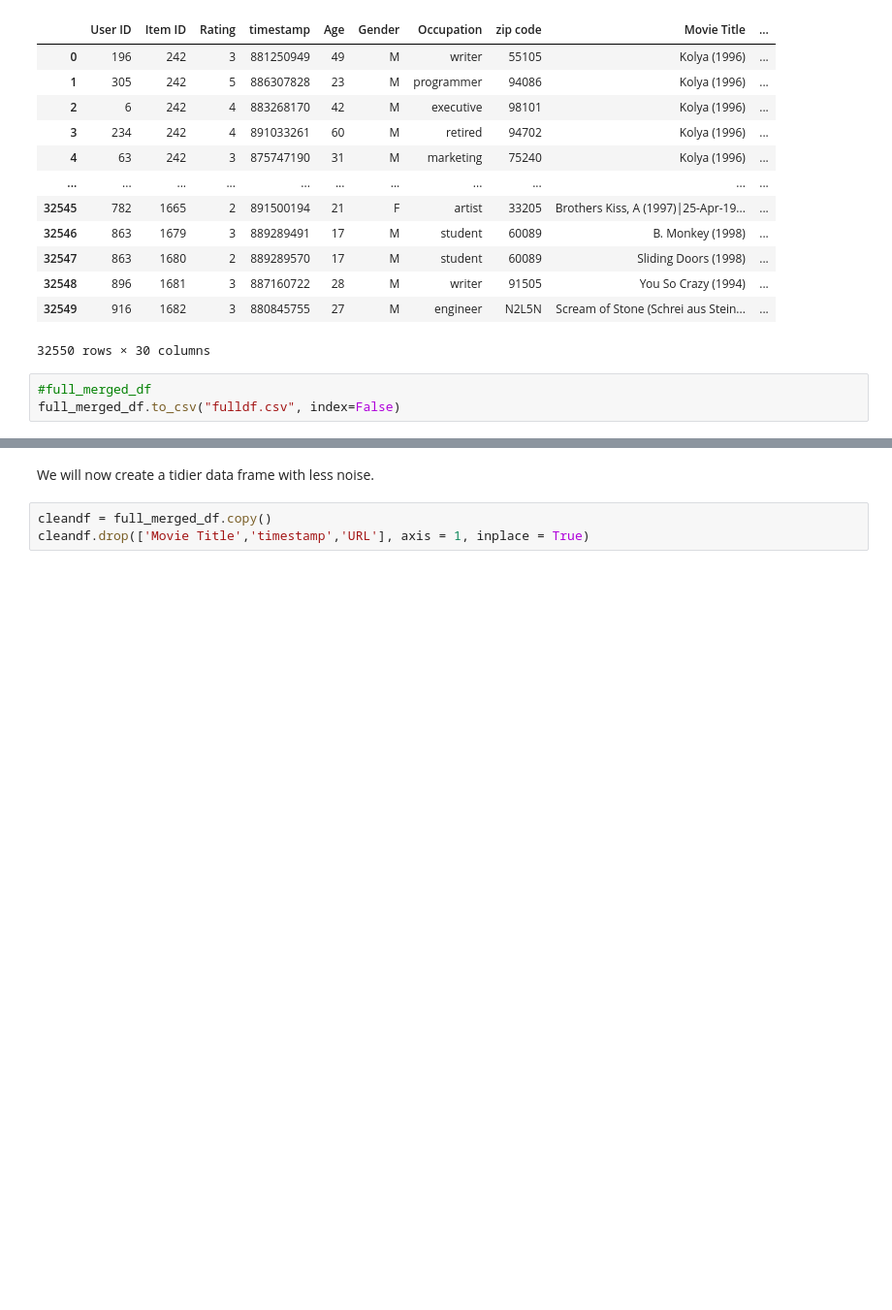
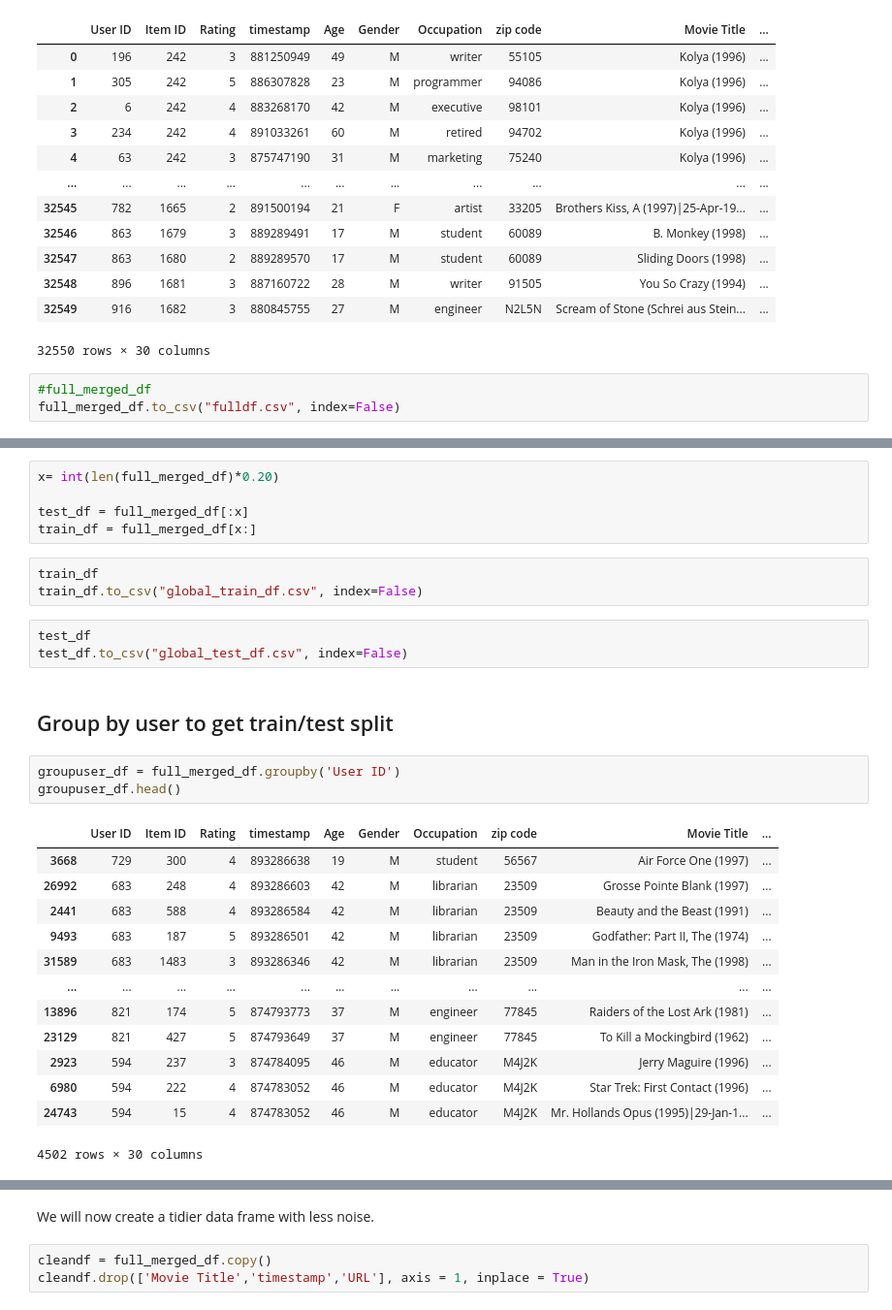
Before and after one commit to ASarriJackson/Group-Assignment-2, a Jupyter notebook: Katherine W/project2 Data cleaning.ipynb, the cells around one changed output, grey strips where cells are left out. Shown at 97% size. Cells and saved outputs as stored; diff of their text form; blank space fills up the shorter version.

```diff
--- a/Katherine W/project2 Data cleaning.ipynb
+++ b/Katherine W/project2 Data cleaning.ipynb
@@ -326,0 +326,30 @@ full_merged_df.to_csv("fulldf.csv", index=False)
+# %%
+x= int(len(full_merged_df)*0.20)
+
+test_df = full_merged_df[:x]
+train_df = full_merged_df[x:]
+# %%
+train_df
+train_df.to_csv("global_train_df.csv", index=False)
+# %%
+test_df
+test_df.to_csv("global_test_df.csv", index=False)
+# %% [markdown]
+## Group by user to get train/test split
+# %%
+groupuser_df = full_merged_df.groupby('User ID')
+groupuser_df.head()
+# %% [output]
+|  | User ID | Item ID | Rating | timestamp | Age | Gender | Occupation | zip code | Movie Title | ... |
+| 3668 | 729 | 300 | 4 | 893286638 | 19 | M | student | 56567 | Air Force One (1997) | ... |
+| 26992 | 683 | 248 | 4 | 893286603 | 42 | M | librarian | 23509 | Grosse Pointe Blank (1997) | ... |
+| 2441 | 683 | 588 | 4 | 893286584 | 42 | M | librarian | 23509 | Beauty and the Beast (1991) | ... |
+| 9493 | 683 | 187 | 5 | 893286501 | 42 | M | librarian | 23509 | Godfather: Part II, The (1974) | ... |
+| 31589 | 683 | 1483 | 3 | 893286346 | 42 | M | librarian | 23509 | Man in the Iron Mask, The (1998) | ... |
+| ... | ... | ... | ... | ... | ... | ... | ... | ... | ... | ... |
+| 13896 | 821 | 174 | 5 | 874793773 | 37 | M | engineer | 77845 | Raiders of the Lost Ark (1981) | ... |
+| 23129 | 821 | 427 | 5 | 874793649 | 37 | M | engineer | 77845 | To Kill a Mockingbird (1962) | ... |
+| 2923 | 594 | 237 | 3 | 874784095 | 46 | M | educator | M4J2K | Jerry Maguire (1996) | ... |
+| 6980 | 594 | 222 | 4 | 874783052 | 46 | M | educator | M4J2K | Star Trek: First Contact (1996) | ... |
+| 24743 | 594 | 15 | 4 | 874783052 | 46 | M | educator | M4J2K | Mr. Hollands Opus (1995)|29-Jan-1... | ... |
+4502 rows × 30 columns
```
Also changed, not shown: parts of 5 cells of this notebook.
